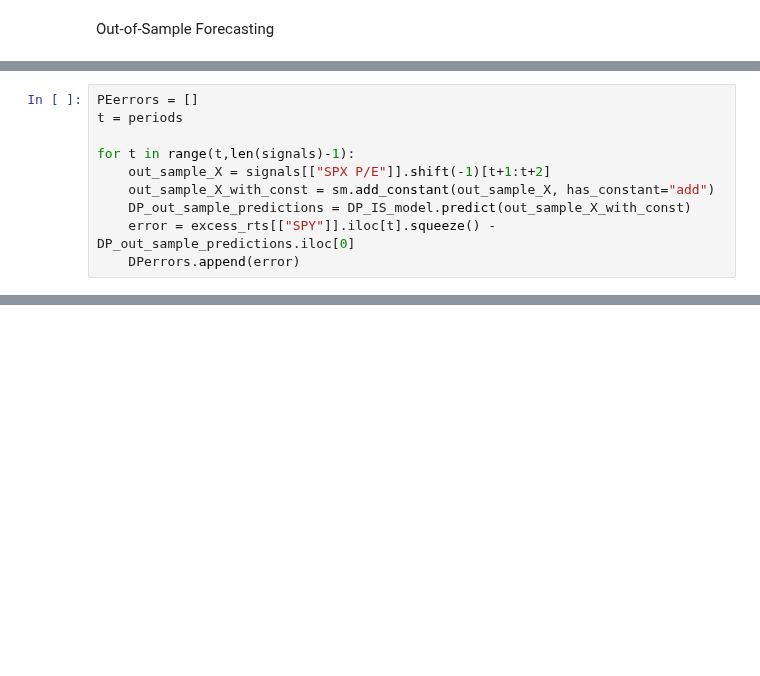
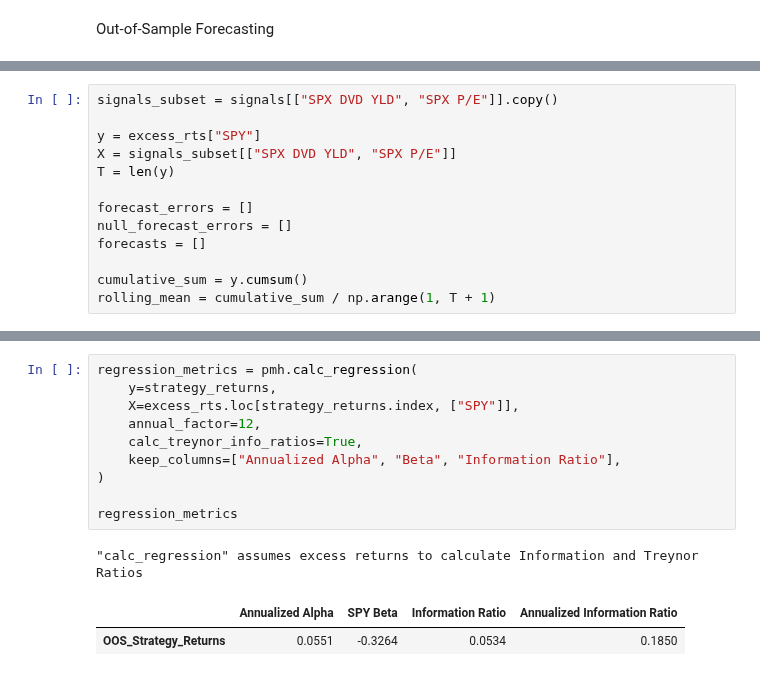
Before and after one commit to ekopen/finm-portfolio-2024, a Jupyter notebook: homework/Eric Kopen HW7.ipynb, the cells around one changed output, grey strips where cells are left out. Drawn from its saved outputs; the diff is of its cells as text; blank space fills up the shorter version.

```diff
--- a/homework/Eric Kopen HW7.ipynb
+++ b/homework/Eric Kopen HW7.ipynb
@@ -389,10 +359,13 @@ for t in range(t,len(signals)-1):
-# %%
-PEerrors = []
-t = periods
-
-for t in range(t,len(signals)-1):
-    out_sample_X = signals[["SPX P/E"]].shift(-1)[t+1:t+2]
-    out_sample_X_with_const = sm.add_constant(out_sample_X, has_constant="add")
-    DP_out_sample_predictions = DP_IS_model.predict(out_sample_X_with_const)
-    error = excess_rts[["SPY"]].iloc[t].squeeze() - DP_out_sample_predictions.iloc[0]
-    DPerrors.append(error)
+# %%
+signals_subset = signals[["SPX DVD YLD", "SPX P/E"]].copy()
+
+y = excess_rts["SPY"]
+X = signals_subset[["SPX DVD YLD", "SPX P/E"]]
+T = len(y)
+
+forecast_errors = []
+null_forecast_errors = []
+forecasts = []
+
+cumulative_sum = y.cumsum()
+rolling_mean = cumulative_sum / np.arange(1, T + 1)
@@ -398,0 +441,14 @@ for t in range(t,len(signals)-1):
+# %%
+regression_metrics = pmh.calc_regression(
+    y=strategy_returns,
+    X=excess_rts.loc[strategy_returns.index, ["SPY"]],
+    annual_factor=12,
+    calc_treynor_info_ratios=True,
+    keep_columns=["Annualized Alpha", "Beta", "Information Ratio"],
+)
+
+regression_metrics
+# %% [output]
+"calc_regression" assumes excess returns to calculate Information and Treynor Ratios
+|  | Annualized Alpha | SPY Beta | Information Ratio | Annualized Information Ratio |
+| OOS_Strategy_Returns | 0.0551 | -0.3264 | 0.0534 | 0.1850 |
```
Also changed, not shown: parts of 16 cells of this notebook.
